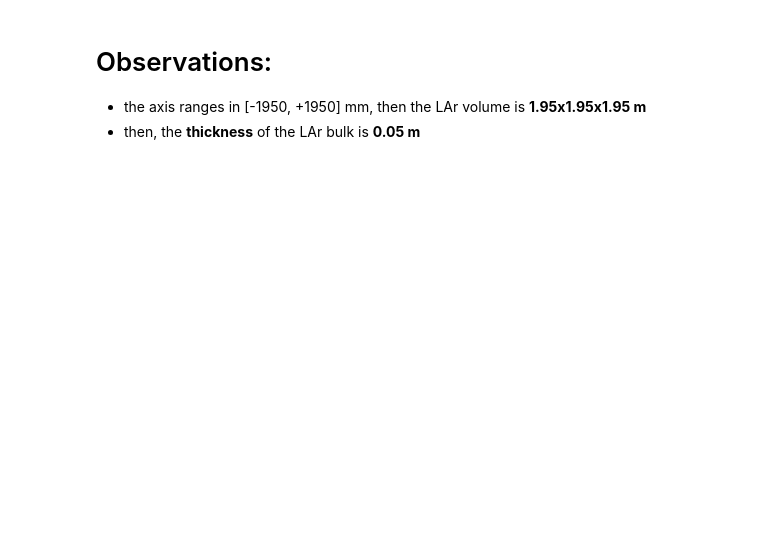
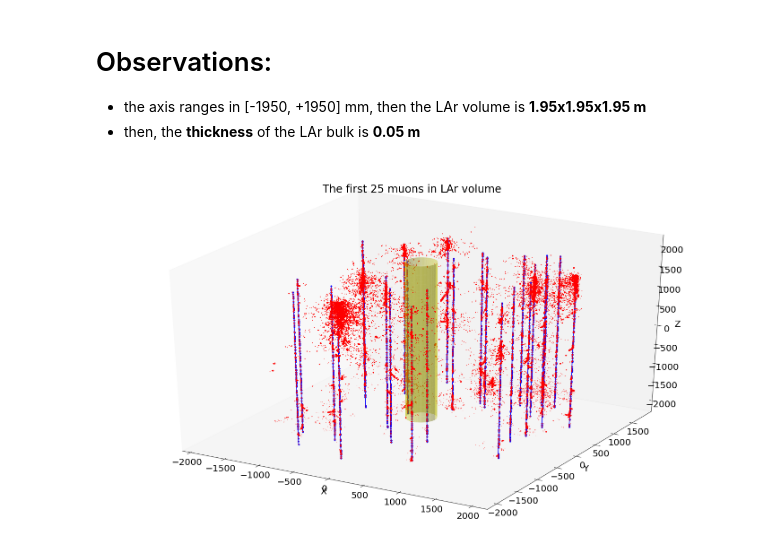
Before and after one commit to luigiberducci/ML4NP, a Jupyter notebook: Notebooks/cj_geometry.ipynb, the cells around one changed output. Saved outputs shown, nothing was run; the diff lists cells and outputs as text; code cells hidden in the pictures; blank space fills up the shorter version.

```diff
--- a/Notebooks/cj_geometry.ipynb
+++ b/Notebooks/cj_geometry.ipynb
@@ -24,3 +24,45 @@ df.describe()
 # Observations:
 - the axis ranges in [-1950, +1950] mm, then the LAr volume is **1.95x1.95x1.95 m**
 - then, the **thickness** of the LAr bulk is **0.05 m**
+# %%
+# try to plot cylinder
+import matplotlib.pyplot as plt
+import numpy as np
+from mpl_toolkits.mplot3d import Axes3D
+plt.rcParams['figure.figsize'] = [25, 15]
+plt.rcParams.update({'font.size': 20})
+
+fig = plt.figure()
+ax = fig.add_subplot(111, projection='3d')
+
+# Fibers Surface (cylinder of radius 20cm)
+x=np.linspace(-1, 1, 100)
+z=np.linspace(-10, 10, 100)
+Xc, Zc = np.meshgrid(x, z)
+Yc = np.sqrt(1-Xc**2)
+# scale cylinder to real size
+Xc = Xc * 200    # 20 cm radius = 200 mm
+Zc = Zc * 200
+Yc = Yc * 200
+# Draw parameters
+ax.plot_surface(Xc, Yc, Zc, alpha=0.4, color='y')
+ax.plot_surface(Xc, -Yc, Zc, alpha=0.4, color='y')
+
+# Muon data (first N events)
+num_events = 25
+for event in range(num_events):
+    muons = df[(df.eventnumber==event) & (df.PID==13)].sort_values("time")[["x", "y", "z"]]
+    electrons = df[(df.eventnumber==event) & (df.PID==11) & (df.energydeposition>0)].sort_values("time")[["x", "y", "z", "energydeposition"]]
+    X, Y, Z = muons["x"], muons["y"], muons["z"]
+    ax.plot(X, Y, Z, c='b', marker='.')
+    X, Y, Z, E = electrons["x"], electrons["y"], electrons["z"], electrons["energydeposition"]
+    ax.scatter(X, Y, Z, c='r', marker='*', s=E/100)
+
+ax.set_title("The first {} muons in LAr volume".format(num_events))
+ax.set_xlabel("X")
+ax.set_ylabel("Y")
+ax.set_zlabel("Z")
+ax.grid(False)
+plt.show()
+# %% [output]
+[figure, added]
```
Also changed, not shown: parts of 1 cell of this notebook, 1 other file.
